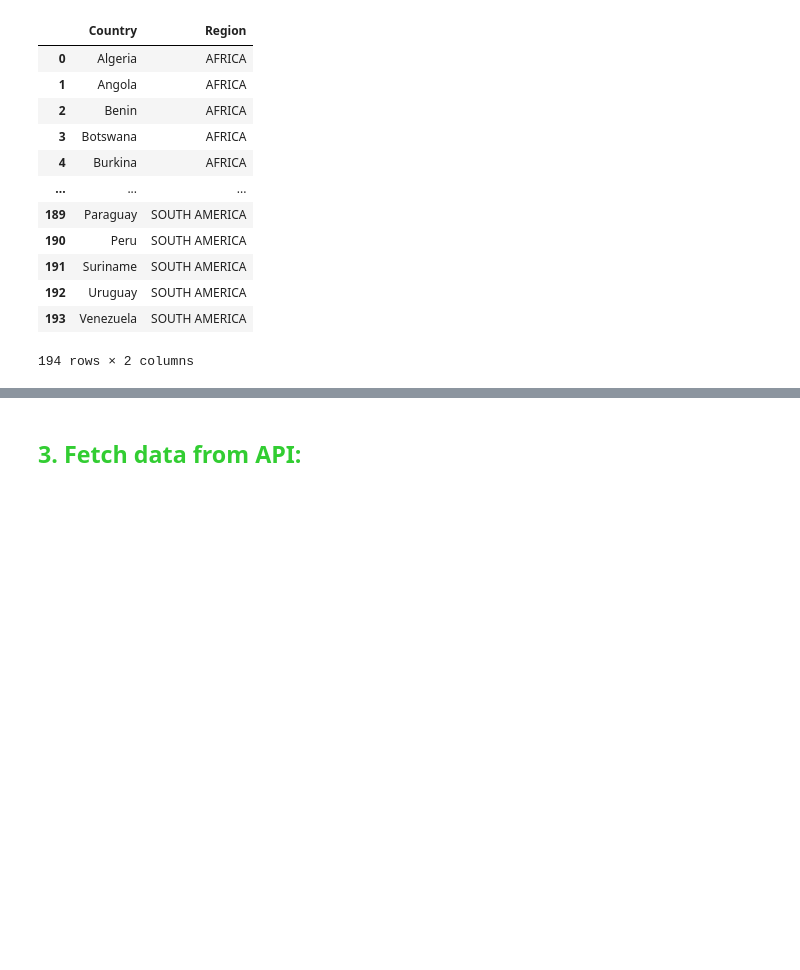
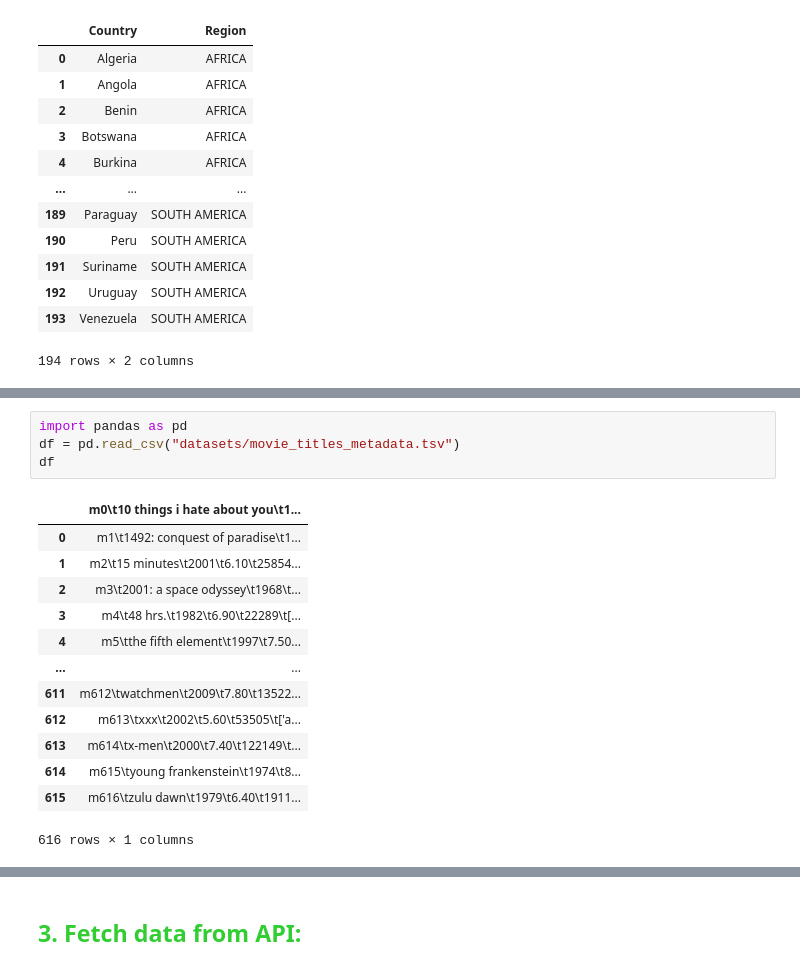
Before and after one commit to himanshusingh0905/ML-Notes, a Jupyter notebook: data-gathering.ipynb, the cells around one changed output, grey strips where cells are left out. Saved outputs shown, nothing was run; the diff lists cells and outputs as text; blank space fills up the shorter version.

```diff
--- a/data-gathering.ipynb
+++ b/data-gathering.ipynb
@@ -150,0 +182,18 @@ Here are some of the attributes of the <i>Response object</i> that you can acces
+# %%
+import pandas as pd
+df = pd.read_csv("datasets/movie_titles_metadata.tsv")
+df
+# %% [output]
+|  | m0\t10 things i hate about you\t1... |
+| 0 | m1\t1492: conquest of paradise\t1... |
+| 1 | m2\t15 minutes\t2001\t6.10\t25854... |
+| 2 | m3\t2001: a space odyssey\t1968\t... |
+| 3 | m4\t48 hrs.\t1982\t6.90\t22289\t[... |
+| 4 | m5\tthe fifth element\t1997\t7.50... |
+| ... | ... |
+| 611 | m612\twatchmen\t2009\t7.80\t13522... |
+| 612 | m613\txxx\t2002\t5.60\t53505\t['a... |
+| 613 | m614\tx-men\t2000\t7.40\t122149\t... |
+| 614 | m615\tyoung frankenstein\t1974\t8... |
+| 615 | m616\tzulu dawn\t1979\t6.40\t1911... |
+616 rows × 1 columns
```
Also changed, not shown: parts of 15 cells of this notebook.
